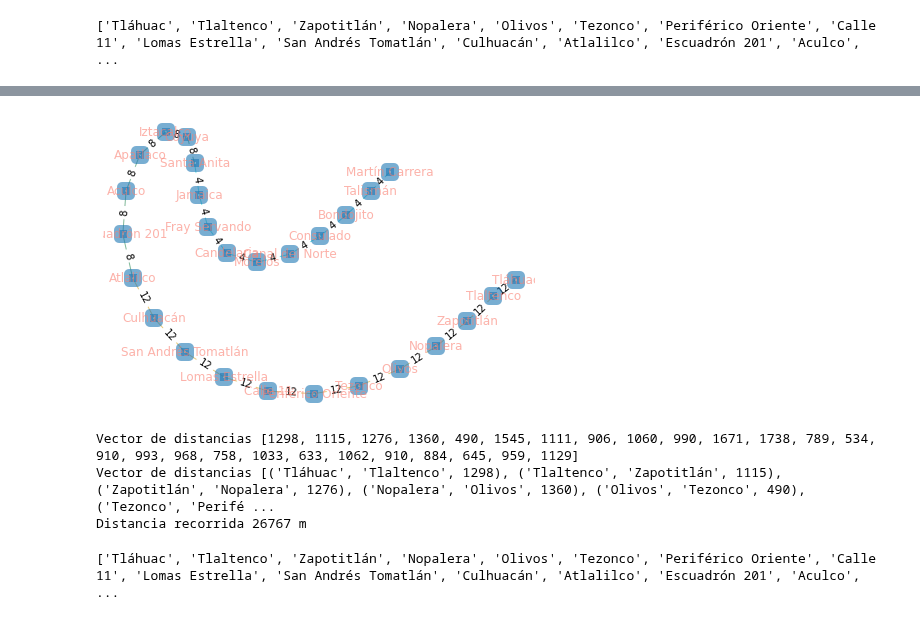
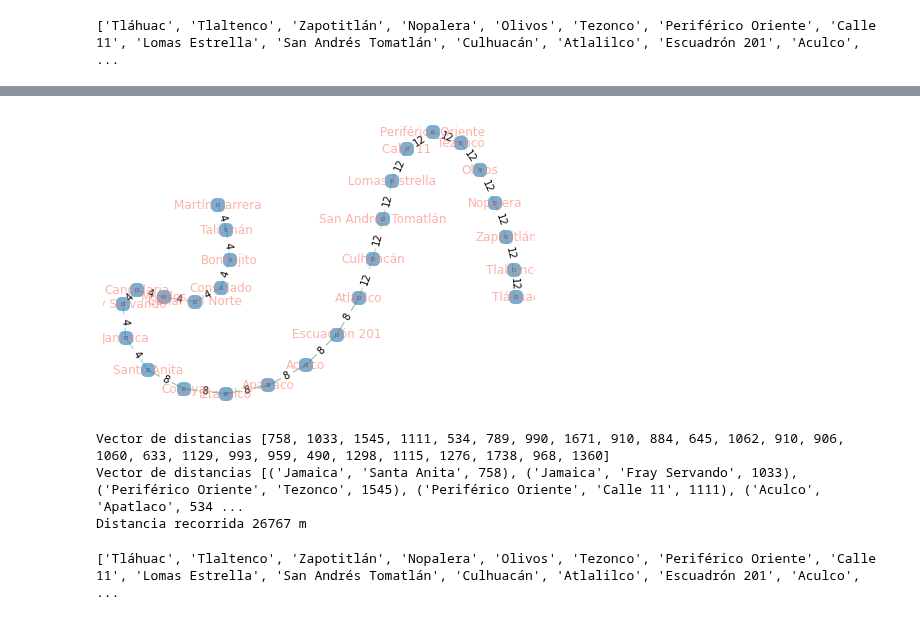
Before and after one commit to jcjimenezb123/ProgramacionPython, a Jupyter notebook: TeoriaRedes.ipynb, the cells around one changed output, grey strips where cells are left out. Saved outputs shown, nothing was run; the diff lists cells and outputs as text; code cells hidden in the pictures.

```diff
--- a/TeoriaRedes.ipynb
+++ b/TeoriaRedes.ipynb
@@ -171,0 +170,5 @@ linea
+# %%
+r=G.subgraph(ruta)
+color=[G[o][d]['Color'] for (o,d) in r.edges()]
+linea=[(o,d,G[o][d]['Linea']) for (o,d) in r.edges()]
+linea
@@ -172,26 +193,27 @@ linea
 # %%
-r=G.subgraph(ruta)
 pos = nx.spring_layout(r)
-color_linea=[r[origen][destino]['Color'] for (origen,destino) in r.edges()]
+
 nx.draw(r,pos,with_labels=1,
-        edge_color=color_linea ,
+        edge_color=color,
         font_color="salmon",
         node_shape="s",
-        node_size=50, alpha=0.6, linewidths=10)
+        node_size=20, alpha=0.6, linewidths=10)
 edge_labels = nx.get_edge_attributes(r, 'Linea')
+
 nx.draw_networkx_edge_labels(r, pos, edge_labels=edge_labels)
+
 plt.show()
 # %% [output]
-[figure, old version]
+[figure, new version]
 # %%
-d=[G[ruta[i]][ruta[i+1]]['Distancia'] for i in range(len(ruta)-1)]
-ds=[(ruta[i],ruta[i+1],G[ruta[i]][ruta[i+1]]['Distancia']) for i in range(len(ruta)-1)]
+d=[G[o][d]['Distancia'] for (o,d) in r.edges()]
+ds=[(o,d,G[o][d]['Distancia']) for (o,d) in r.edges()]
 print('Vector de distancias %s'%d)
 print('Vector de distancias %s'%ds)
 print('Distancia recorrida %s m' %sum(d))
 # %% [output]
-Vector de distancias [1298, 1115, 1276, 1360, 490, 1545, 1111, 906, 1060, 990, 1671, 1738, 789, 534, 910, 993, 968, 758, 1033, 633, 1062, 910, 884, 645, 959, 1129]
-Vector de distancias [('Tláhuac', 'Tlaltenco', 1298), ('Tlaltenco', 'Zapotitlán', 1115), ('Zapotitlán', 'Nopalera', 1276), ('Nopalera', 'Olivos', 1360), ('Olivos', 'Tezonco', 490), ('Tezonco', 'Perifé ...
+Vector de distancias [758, 1033, 1545, 1111, 534, 789, 990, 1671, 910, 884, 645, 1062, 910, 906, 1060, 633, 1129, 993, 959, 490, 1298, 1115, 1276, 1738, 968, 1360]
+Vector de distancias [('Jamaica', 'Santa Anita', 758), ('Jamaica', 'Fray Servando', 1033), ('Periférico Oriente', 'Tezonco', 1545), ('Periférico Oriente', 'Calle 11', 1111), ('Aculco', 'Apatlaco', 534 ...
 Distancia recorrida 26767 m
 # %%
 ruta = nx.astar_path(G,source = 'Tláhuac', target = 'Martín Carrera')
```
Also changed, not shown: parts of 9 cells of this notebook.
